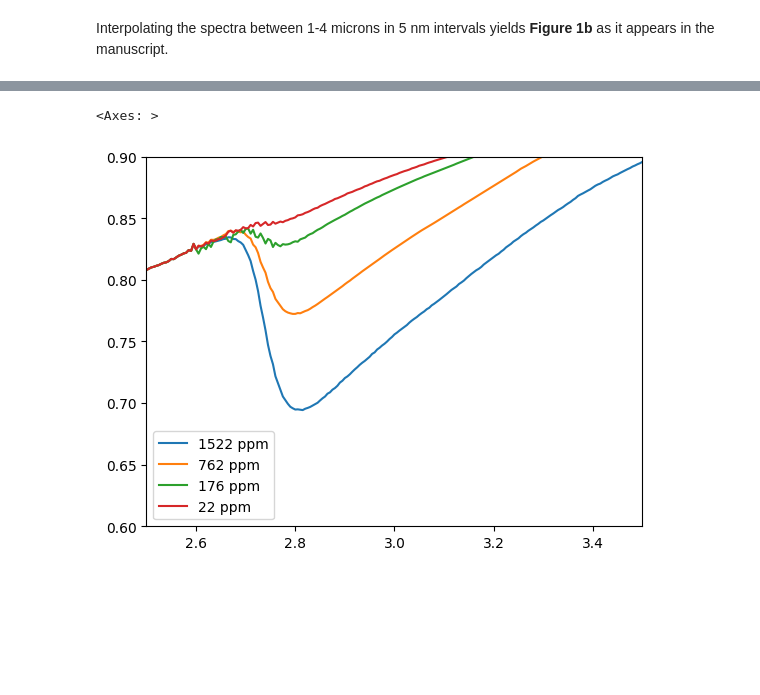
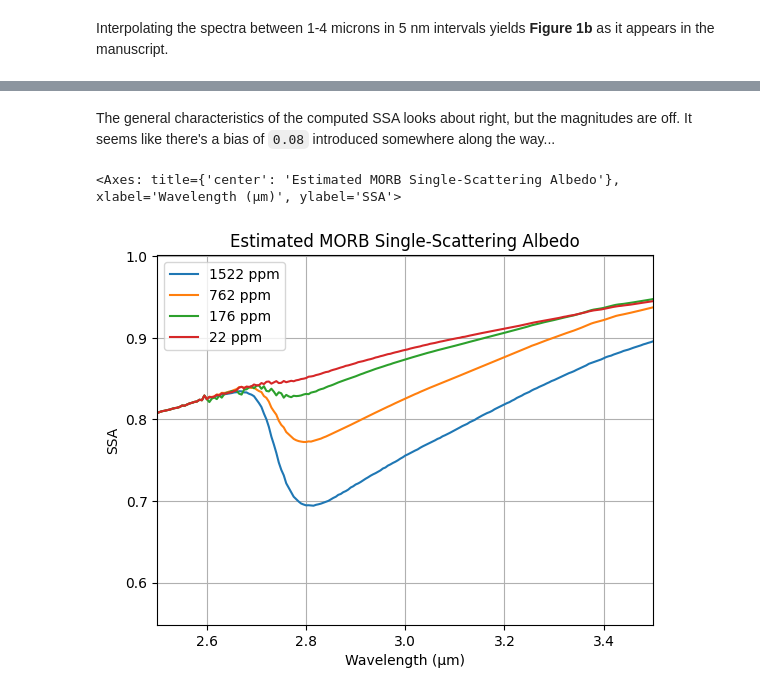
Before and after one commit to philiplinden/cremons-et-al-2022, a Jupyter notebook: repro/results.ipynb, the cells around one changed output, grey strips where cells are left out. Drawn from its saved outputs; the diff is of its cells as text; code cells hidden in the pictures; blank space fills up the shorter version.

```diff
--- a/repro/results.ipynb
+++ b/repro/results.ipynb
@@ -271,5 +255,14 @@ ssa_MORB.plot(
-# %%
-ssa_MORB.plot(xlim=(2.5,3.5), ylim=(.6,.9))
-# %% [output]
-<Axes: >
-[figure, removed]
+# %% [markdown]
+The general characteristics of the computed SSA looks about right, but the magnitudes are off. It seems like there's a bias of `0.08` introduced somewhere along the way...
+# %%
+ssa_MORB.plot(
+    title='Estimated MORB Single-Scattering Albedo',
+    xlabel='Wavelength (μm)',
+    ylabel='SSA',
+    grid=True,
+    legend=True,
+    xlim=(2.5, 3.5),
+)
+# %% [output]
+<Axes: title={'center': 'Estimated MORB Single-Scattering Albedo'}, xlabel='Wavelength (μm)', ylabel='SSA'>
+[figure, added]
```
Also changed, not shown: parts of 7 cells of this notebook.
